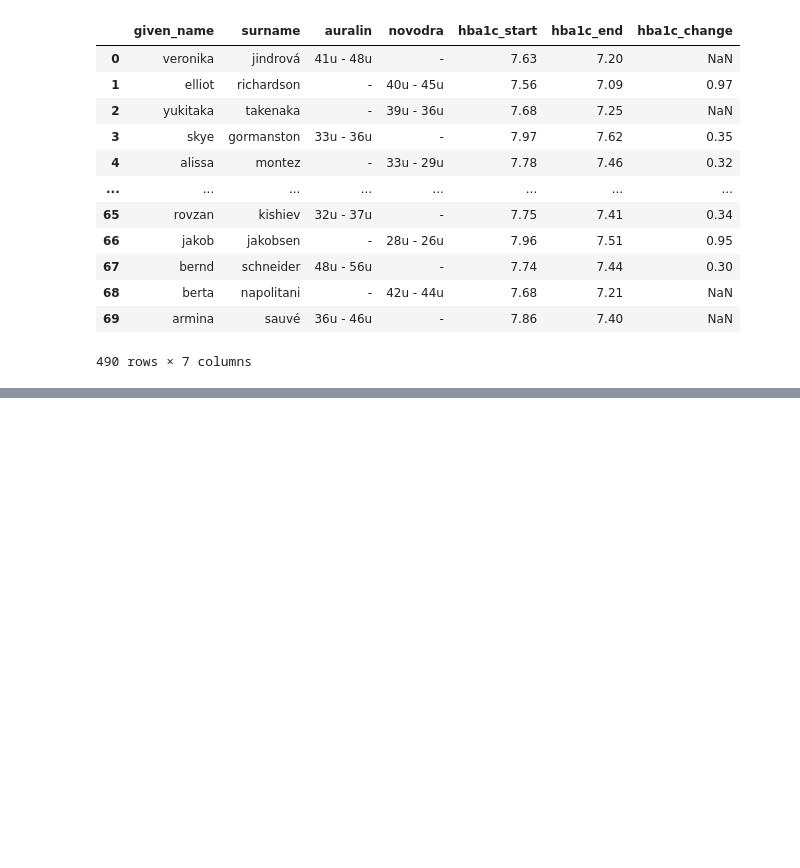
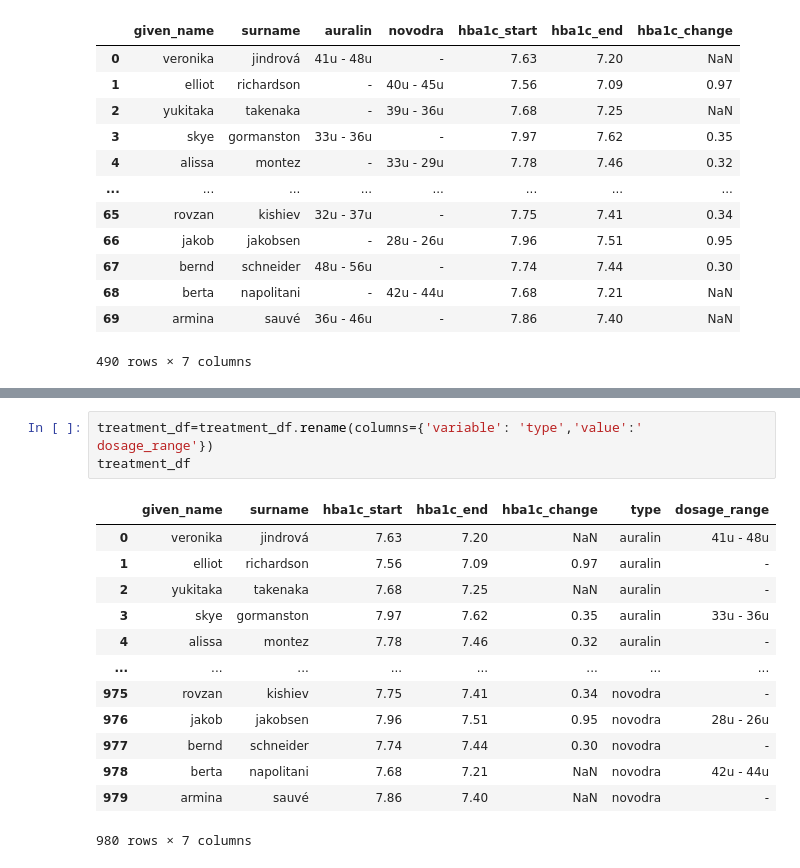
Before and after one commit to Abhishek-jakhar/Machine_learning, a Jupyter notebook: 3_Cleaning_of_data.ipynb, the cells around one changed output, grey strips where cells are left out. Drawn from its saved outputs; the diff is of its cells as text; blank space fills up the shorter version.

```diff
--- a/3_Cleaning_of_data.ipynb
+++ b/3_Cleaning_of_data.ipynb
@@ -457,0 +476,17 @@ treatment_df
+# %%
+treatment_df=treatment_df.rename(columns={'variable': 'type','value':' dosage_range'})
+treatment_df
+# %% [output]
+|  | given_name | surname | hba1c_start | hba1c_end | hba1c_change | type | dosage_range |
+| 0 | veronika | jindrová | 7.63 | 7.20 | NaN | auralin | 41u - 48u |
+| 1 | elliot | richardson | 7.56 | 7.09 | 0.97 | auralin | - |
+| 2 | yukitaka | takenaka | 7.68 | 7.25 | NaN | auralin | - |
+| 3 | skye | gormanston | 7.97 | 7.62 | 0.35 | auralin | 33u - 36u |
+| 4 | alissa | montez | 7.78 | 7.46 | 0.32 | auralin | - |
+| ... | ... | ... | ... | ... | ... | ... | ... |
+| 975 | rovzan | kishiev | 7.75 | 7.41 | 0.34 | novodra | - |
+| 976 | jakob | jakobsen | 7.96 | 7.51 | 0.95 | novodra | 28u - 26u |
+| 977 | bernd | schneider | 7.74 | 7.44 | 0.30 | novodra | - |
+| 978 | berta | napolitani | 7.68 | 7.21 | NaN | novodra | 42u - 44u |
+| 979 | armina | sauvé | 7.86 | 7.40 | NaN | novodra | - |
+980 rows × 7 columns
```
Also changed, not shown: parts of 5 cells of this notebook.
